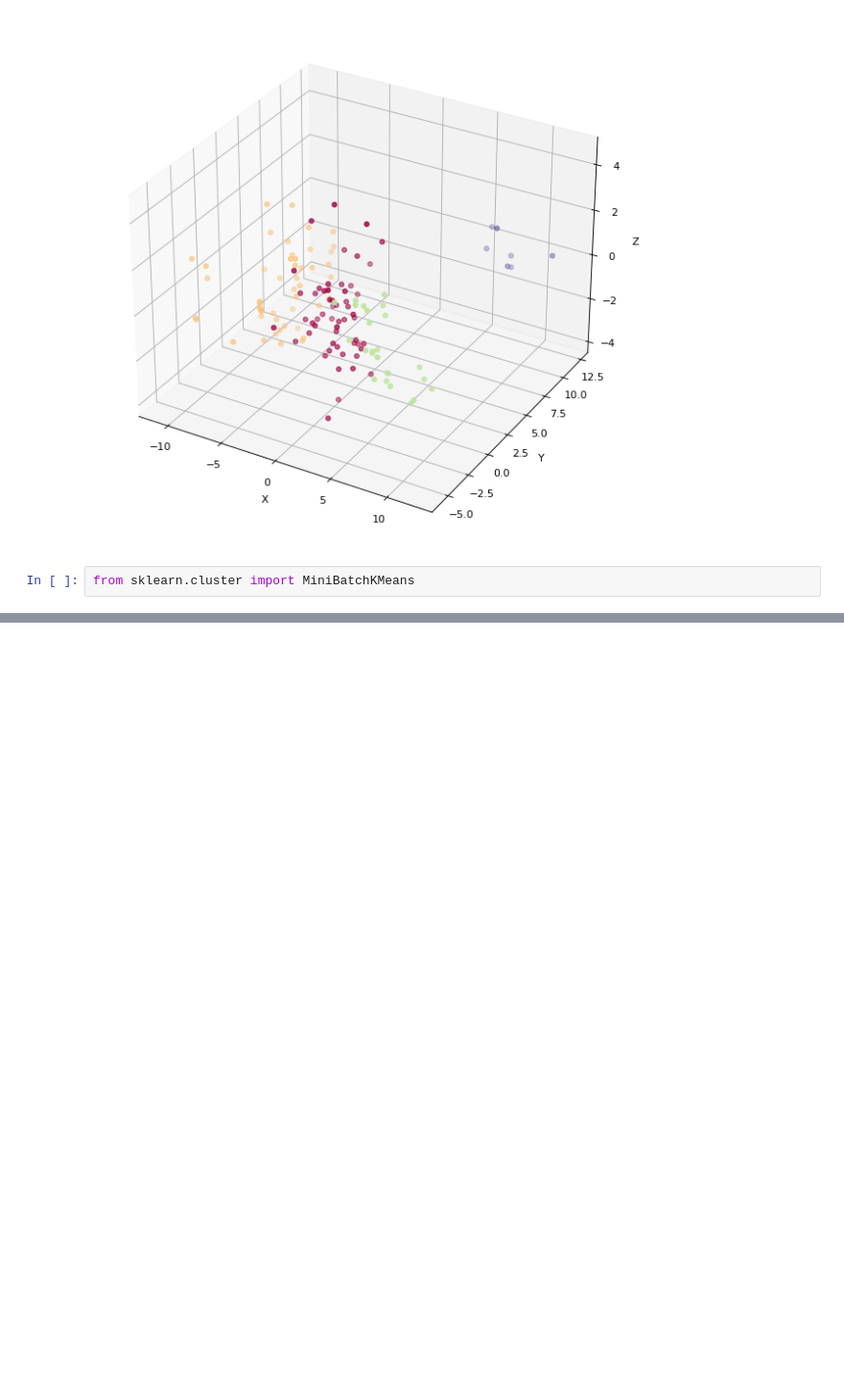
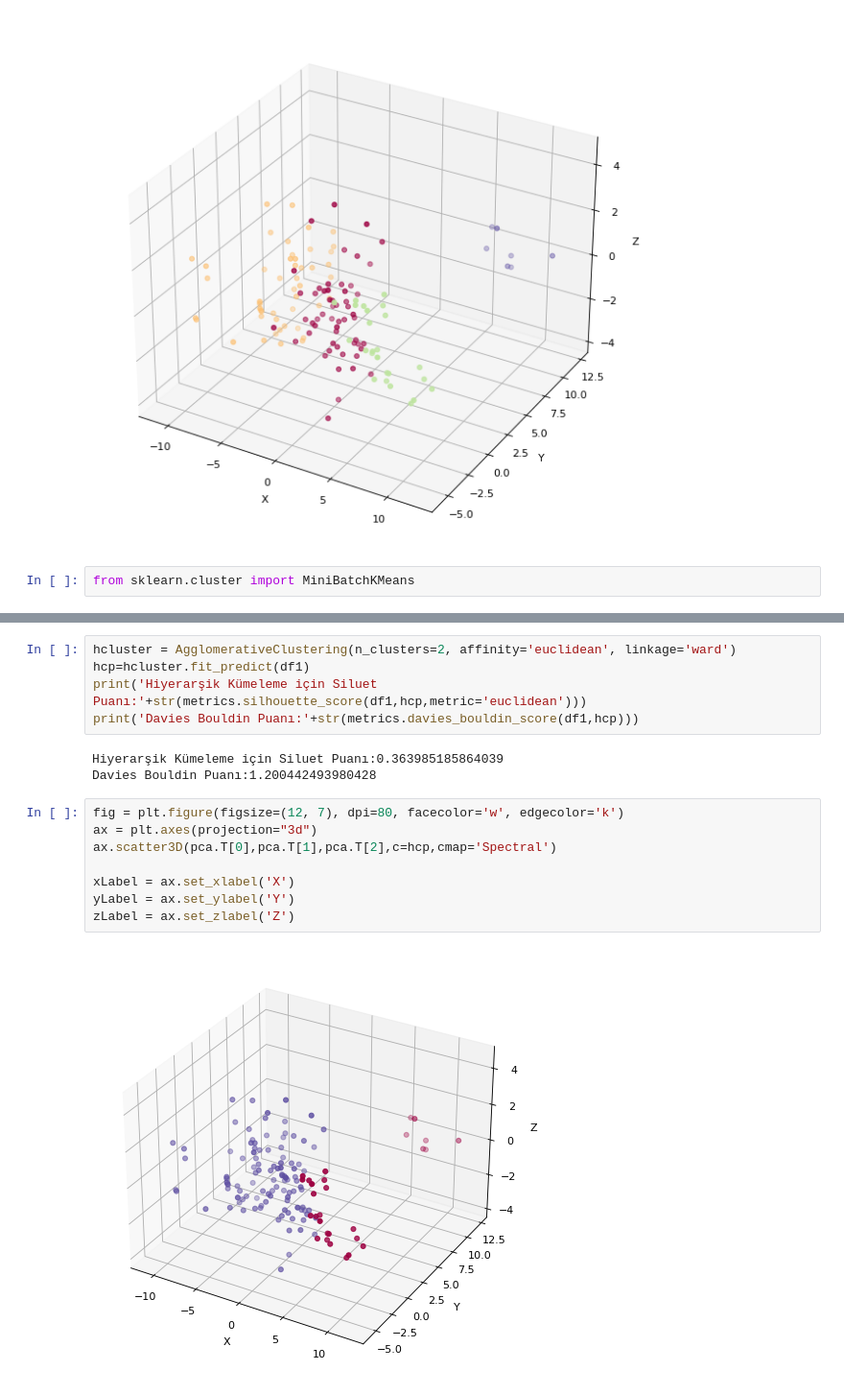
Before and after one commit to cemresvural/KawasakiDisease135, a Jupyter notebook: KawasakiDisease135.ipynb, the cells around one changed output, grey strips where cells are left out. Shown: that part at 96% size. Cells and saved outputs as stored; diff of their text form; blank space fills up the shorter version.

```diff
--- a/KawasakiDisease135.ipynb
+++ b/KawasakiDisease135.ipynb
@@ -188,0 +220,18 @@ clusters  9 için  MiniBatch k-means Silhouette skoru : 0.16091111046357945
+# %%
+hcluster = AgglomerativeClustering(n_clusters=2, affinity='euclidean', linkage='ward')
+hcp=hcluster.fit_predict(df1)
+print('Hiyerarşik Kümeleme için Siluet Puanı:'+str(metrics.silhouette_score(df1,hcp,metric='euclidean')))
+print('Davies Bouldin Puanı:'+str(metrics.davies_bouldin_score(df1,hcp)))
+# %% [output]
+Hiyerarşik Kümeleme için Siluet Puanı:0.363985185864039
+Davies Bouldin Puanı:1.200442493980428
+# %%
+fig = plt.figure(figsize=(12, 7), dpi=80, facecolor='w', edgecolor='k')
+ax = plt.axes(projection="3d")
+ax.scatter3D(pca.T[0],pca.T[1],pca.T[2],c=hcp,cmap='Spectral')
+
+xLabel = ax.set_xlabel('X')
+yLabel = ax.set_ylabel('Y')
+zLabel = ax.set_zlabel('Z')
+# %% [output]
+[figure, added]
```
Also changed, not shown: parts of 7 cells of this notebook.
